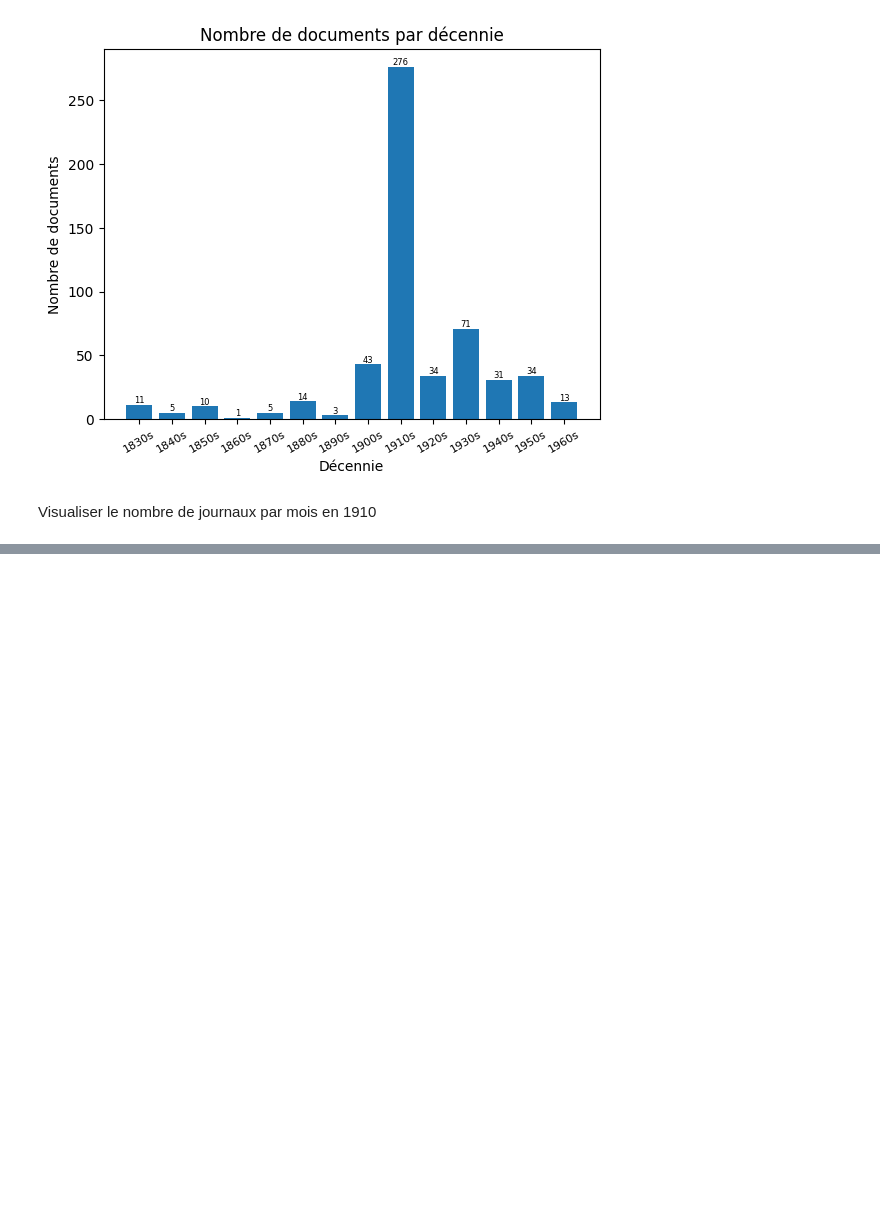
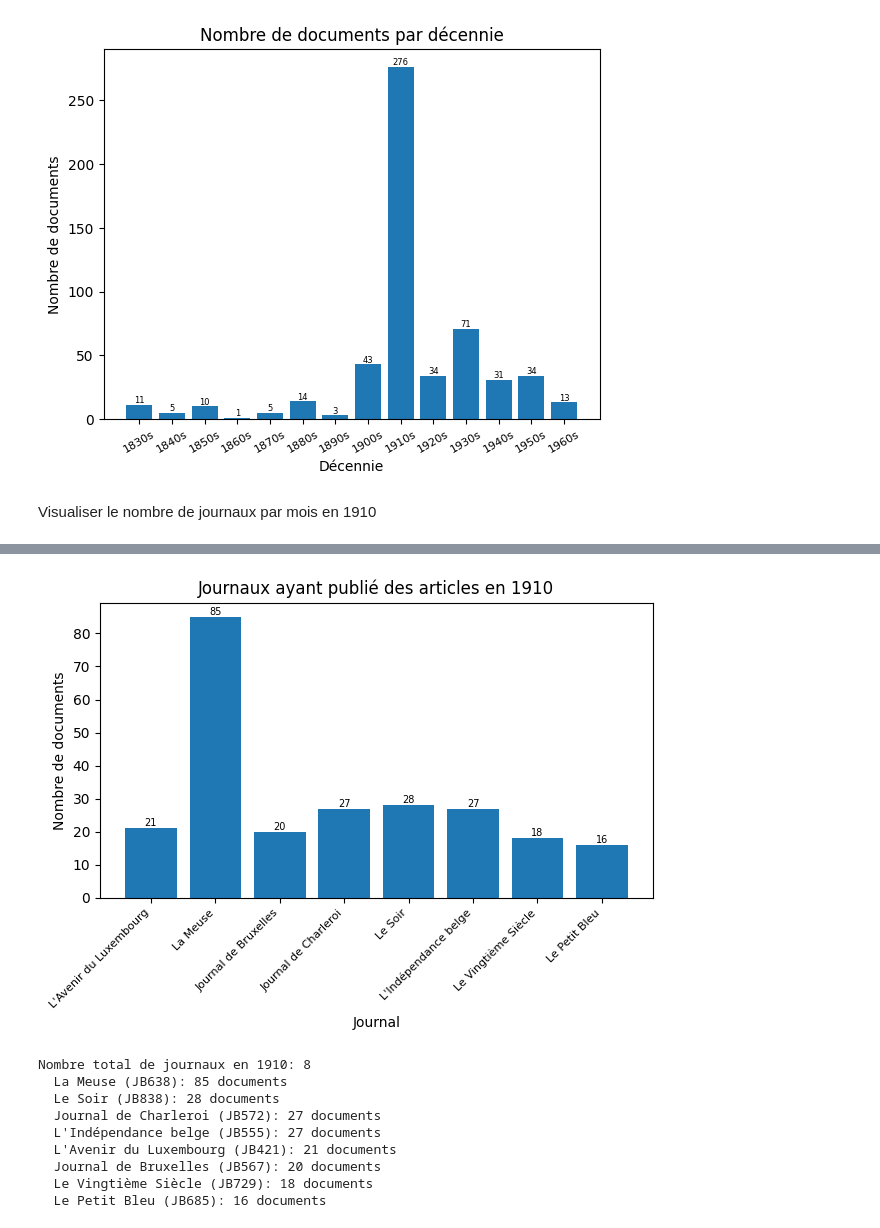
Before and after one commit to CasiaLogan/tac, a Jupyter notebook: tps/tp4/preparer_halley.ipynb, the cells around one changed output, grey strips where cells are left out. Drawn from its saved outputs; the diff is of its cells as text; code cells hidden in the pictures; blank space fills up the shorter version.

```diff
--- a/tps/tp4/preparer_halley.ipynb
+++ b/tps/tp4/preparer_halley.ipynb
@@ -211,0 +226,39 @@ plt.show()
+# %%
+# Filter data for 1910
+newspapers_1910 = defaultdict(int)
+
+for (year, month, day), newspaper_data in date_newspaper_count.items():
+    if year == '1910':
+        for newspaper, count in newspaper_data.items():
+            newspapers_1910[newspaper] += count
+
+# Create visualization
+if newspapers_1910:
+    display_names_1910 = [newspaper_names.get(code, code) for code in newspapers_1910.keys()]
+
+    index = np.arange(len(newspapers_1910))
+    bars_1910 = plt.bar(index, newspapers_1910.values())
+    plt.xlabel('Journal')
+    plt.ylabel('Nombre de documents')
+    plt.xticks(index, display_names_1910, fontsize=8, rotation=45, ha='right')
+    plt.title('Journaux ayant publié des articles en 1910')
+    plt.bar_label(bars_1910, label_type='edge', fontsize=7)
+    plt.tight_layout()
+    plt.show()
+
+    print(f"\nNombre total de journaux en 1910: {len(newspapers_1910)}")
+    for code, count in sorted(newspapers_1910.items(), key=lambda x: x[1], reverse=True):
+        print(f"  {newspaper_names.get(code, code)} ({code}): {count} documents")
+else:
+    print("Aucun document trouvé pour l'année 1910")
+# %% [output]
+[figure, added]
+Nombre total de journaux en 1910: 8
+  La Meuse (JB638): 85 documents
+  Le Soir (JB838): 28 documents
+  Journal de Charleroi (JB572): 27 documents
+  L'Indépendance belge (JB555): 27 documents
+  L'Avenir du Luxembourg (JB421): 21 documents
+  Journal de Bruxelles (JB567): 20 documents
+  Le Vingtième Siècle (JB729): 18 documents
+  Le Petit Bleu (JB685): 16 documents
```
Also changed, not shown: parts of 7 cells of this notebook, 1 other file.
